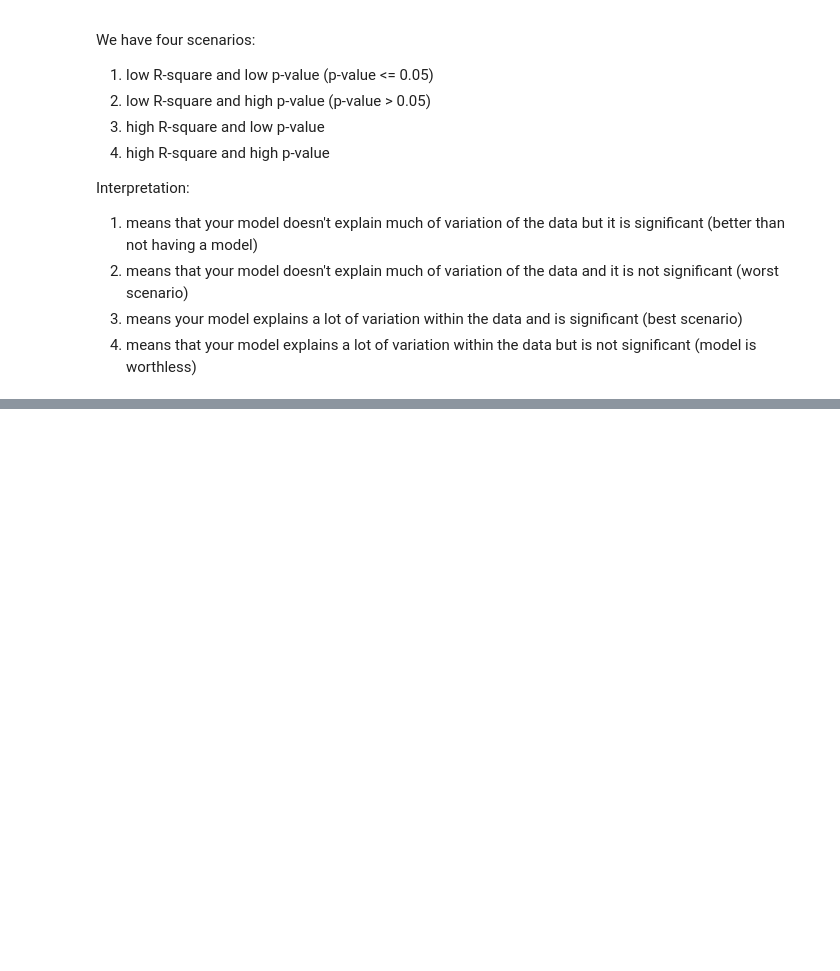
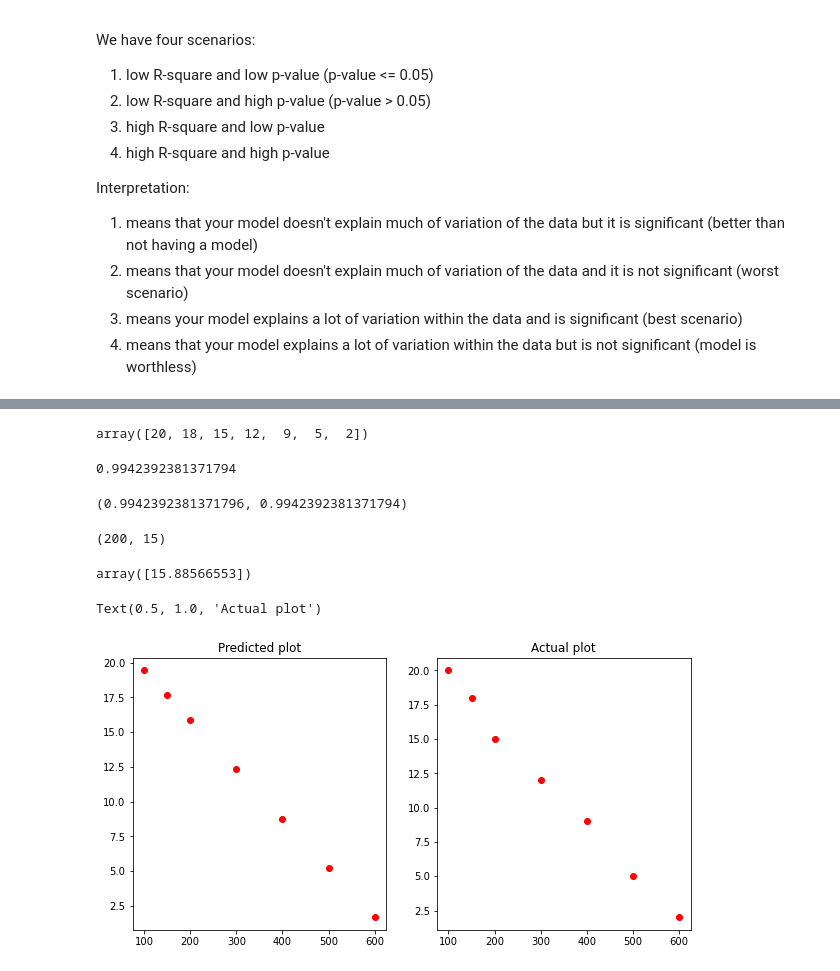
Before and after one commit to ayushb2002/LinearRegression-Techblocks, a Jupyter notebook: Linear_Regression_Techblocks_7_2.ipynb, the cells around one changed output, grey strips where cells are left out. Cells and saved outputs as stored; diff of their text form; code cells hidden in the pictures; blank space fills up the shorter version.

Commit message:
Sklearn concepts added

```diff
--- a/Linear_Regression_Techblocks_7_2.ipynb
+++ b/Linear_Regression_Techblocks_7_2.ipynb
@@ -227,0 +244,49 @@ Interpretation:
+# %%
+X_transformed = []
+
+for x in X:
+    X_transformed.append([x,0])
+
+X_transformed = np.array(X_transformed)
+# %%
+y
+# %% [output]
+array([20, 18, 15, 12,  9,  5,  2])
+# %%
+# Import function from library
+from sklearn.linear_model import LinearRegression
+
+# Initiate model
+model = LinearRegression()
+# Fit the model
+model = model.fit(X_transformed, y)
+# Calculate r2 score
+r2_sklearn = model.score(X_transformed, y)
+r2_sklearn
+# %% [output]
+0.9942392381371794
+# %%
+# Both the scores are almost equal
+r2, r2_sklearn
+# %% [output]
+(0.9942392381371796, 0.9942392381371794)
+# %%
+X[2], y[2]
+# %% [output]
+(200, 15)
+# %%
+model.predict(np.array([[200,0]]))
+# %% [output]
+array([15.88566553])
+# %%
+y_pred = model.predict(np.array(X_transformed))
+
+# Visualisation
+fig, (ax1, ax2) = plt.subplots(nrows=1, ncols=2, figsize=(10, 5))
+ax1.plot(X, y_pred, 'ro')
+ax1.set_title("Predicted plot")
+ax2.plot(X, y, 'ro')
+ax2.set_title("Actual plot")
+# %% [output]
+Text(0.5, 1.0, 'Actual plot')
+[figure, added]
```
Also changed, not shown: parts of 5 cells of this notebook.
